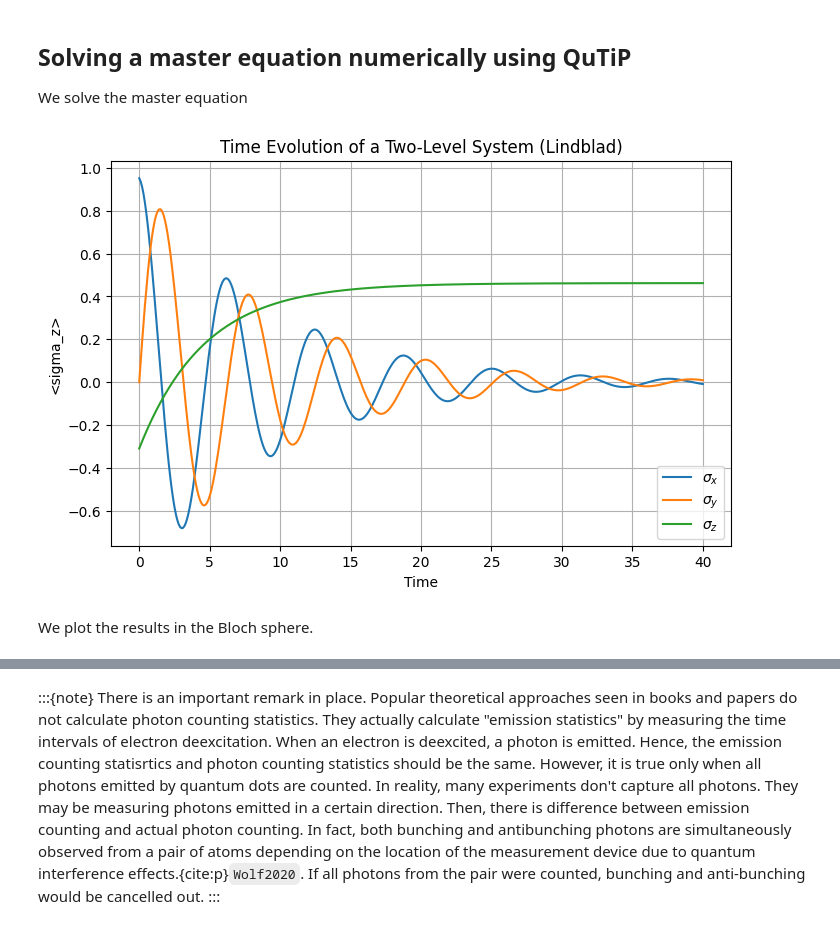
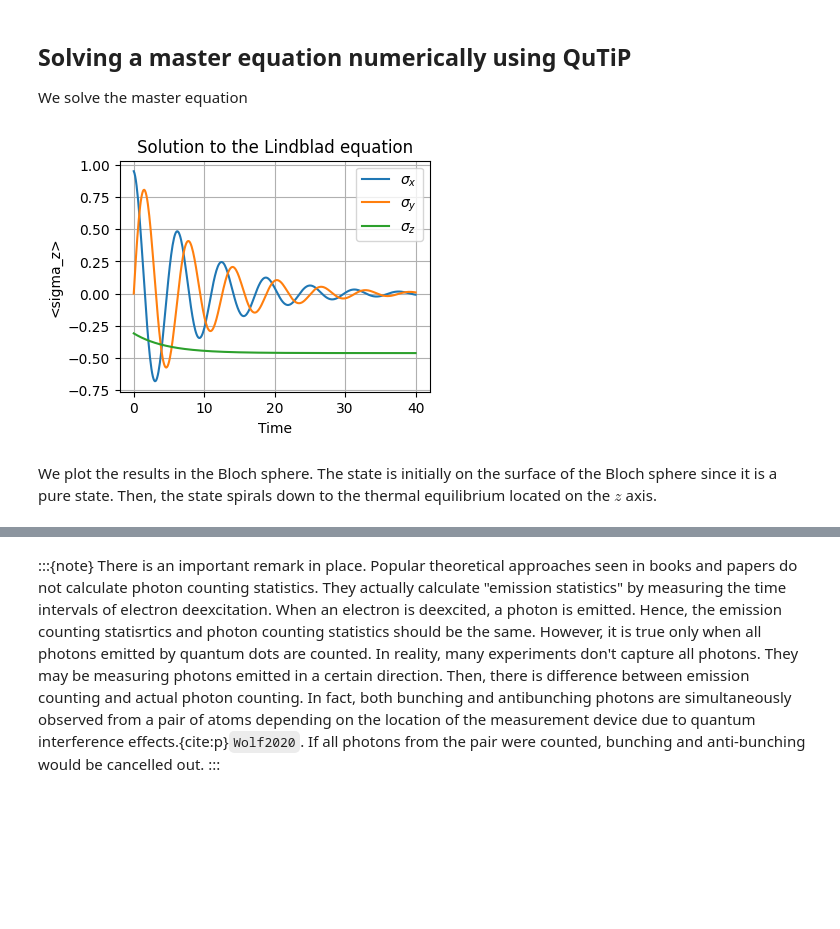
Before and after one commit to ryoichikawai/q-optics, a Jupyter notebook: _build/jupyter_execute/openqm/lindblad.ipynb, the cells around one changed output, grey strips where cells are left out. Cells and saved outputs as stored; diff of their text form; code cells hidden in the pictures; blank space fills up the shorter version.

Commit message:
openqm - lindblad

```diff
--- a/_build/jupyter_execute/openqm/lindblad.ipynb
+++ b/_build/jupyter_execute/openqm/lindblad.ipynb
@@ -234,7 +234,7 @@ A nice things about the Bloch equation is that you can visualize the solution on
 
 We solve the master equation
 # %%
-# ignore warnings (qutip issues avrious unwnated warnings)
+# ignore warnings (qutip issues various unwanted warnings)
 import warnings
 warnings.filterwarnings('ignore')
 
@@ -255,38 +255,38 @@ gamma2 = gamma0 * (N+1)  # coefficient to emission
 # Hamiltonian for a two-level system (in the rotating frame)
 H = 0.5 * omega0 * sigmaz()
 
 # Jump operators
-c_ops = [np.sqrt(gamma1) * sigmam(),np.sqrt(gamma2) * sigmap()]
+c_ops = [np.sqrt(gamma1) * sigmap(),np.sqrt(gamma2) * sigmam()]
 
 # Initial state: start in the ground state |g>
 psi0 = basis(2,0)*np.sin(theta) + basis(2,1)*np.cos(theta)
 
 
 # simulation time
 times = np.linspace(0, 40, 400)
 
 # observables to compute
 observables = [sigmax(),sigmay(),sigmaz()]
 
 # solve the Lindblad Equation
 result = mesolve(H, psi0, times, c_ops, observables)
 
 # probability to find the atom in the excited state
 # p = (1+result.expect[2])/2
 
 # 4. Plotting the Time Evolution
-plt.figure(figsize=(8, 5))
+plt.figure(figsize=(4, 3))
 plt.plot(times,result.expect[0], label=r"$\sigma_x$")
 plt.plot(times,result.expect[1], label=r"$\sigma_y$")
 plt.plot(times,result.expect[2], label=r"$\sigma_z$")
-plt.title("Time Evolution of a Two-Level System (Lindblad)")
+plt.title("Solution to the Lindblad equation")
 plt.xlabel("Time")
 plt.ylabel("<sigma_z>")
-plt.legend(loc=4)
+plt.legend(loc=1)
 plt.grid(True)
 plt.show()
 # %% [output]
-[figure, old version]
+[figure, new version]
 # %% [markdown]
-We plot the results in the Bloch sphere.
+We plot the results in the Bloch sphere.  The state is initially on the surface of the Bloch sphere since it is a pure state.  Then, the state spirals down to the thermal equilibrium located on the $z$ axis.
 # %%
```
Also changed, not shown: parts of 7 cells of this notebook, 46 other files.
